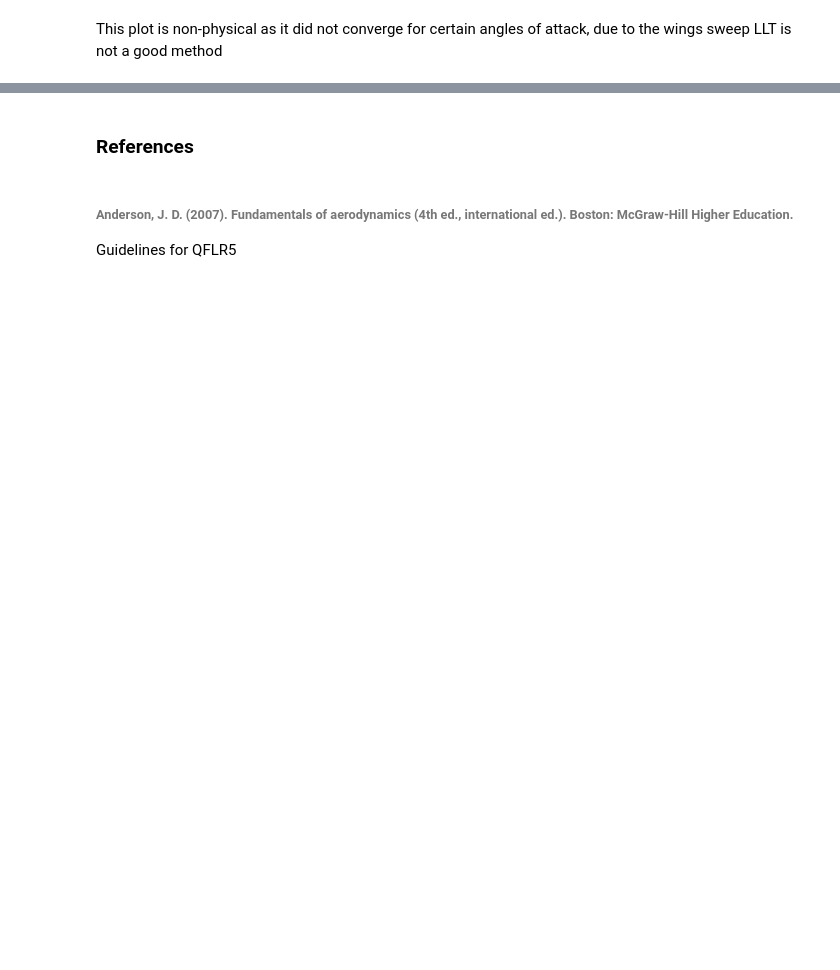
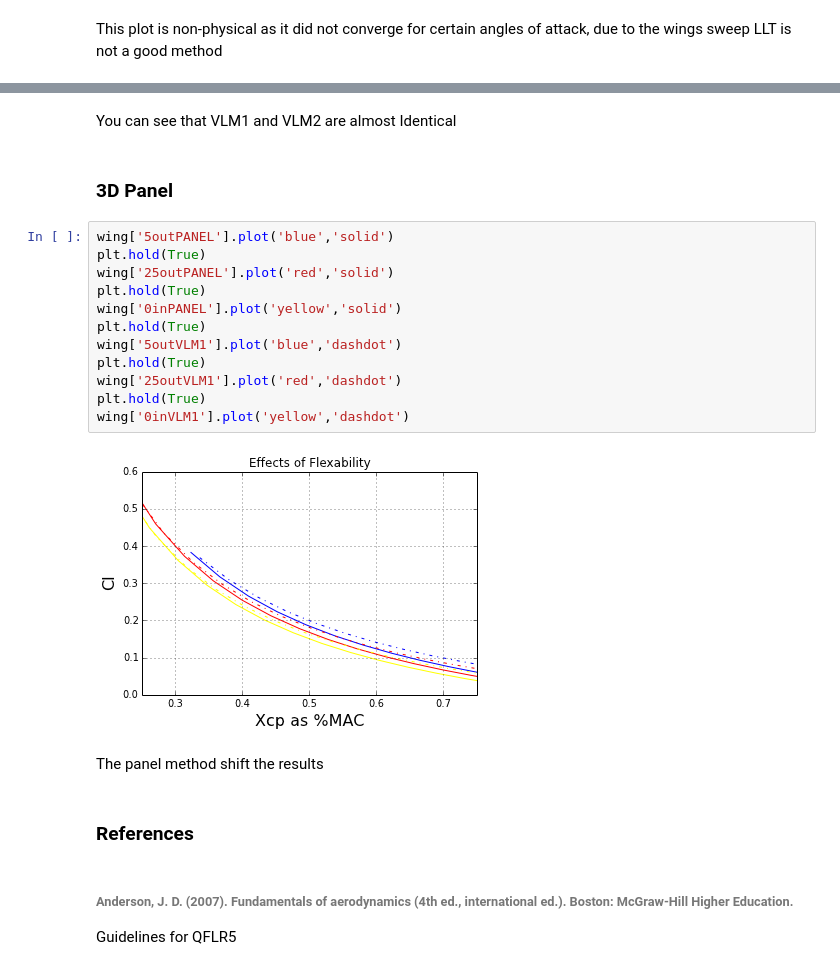
Before and after one commit to colinparker/Pterosaur, a Jupyter notebook: parker_pterosaur.ipynb, the cells around one changed output, grey strips where cells are left out. Cells and saved outputs as stored; diff of their text form; blank space fills up the shorter version.

```diff
--- a/parker_pterosaur.ipynb
+++ b/parker_pterosaur.ipynb
@@ -136,3 +171,23 @@ This plot is non-physical as it did not converge for certain angles of attack, d
+# %% [markdown]
+You can see that VLM1 and VLM2 are almost Identical
+# %% [markdown]
+### 3D Panel
+# %%
+wing['5outPANEL'].plot('blue','solid')
+plt.hold(True)
+wing['25outPANEL'].plot('red','solid')
+plt.hold(True)
+wing['0inPANEL'].plot('yellow','solid')
+plt.hold(True)
+wing['5outVLM1'].plot('blue','dashdot')
+plt.hold(True)
+wing['25outVLM1'].plot('red','dashdot')
+plt.hold(True)
+wing['0inVLM1'].plot('yellow','dashdot')
+# %% [output]
+[figure, added]
+# %% [markdown]
+The panel method shift the results
 # %% [markdown]
 ### References
 # %% [markdown]
```
Also changed, not shown: parts of 10 cells of this notebook.
